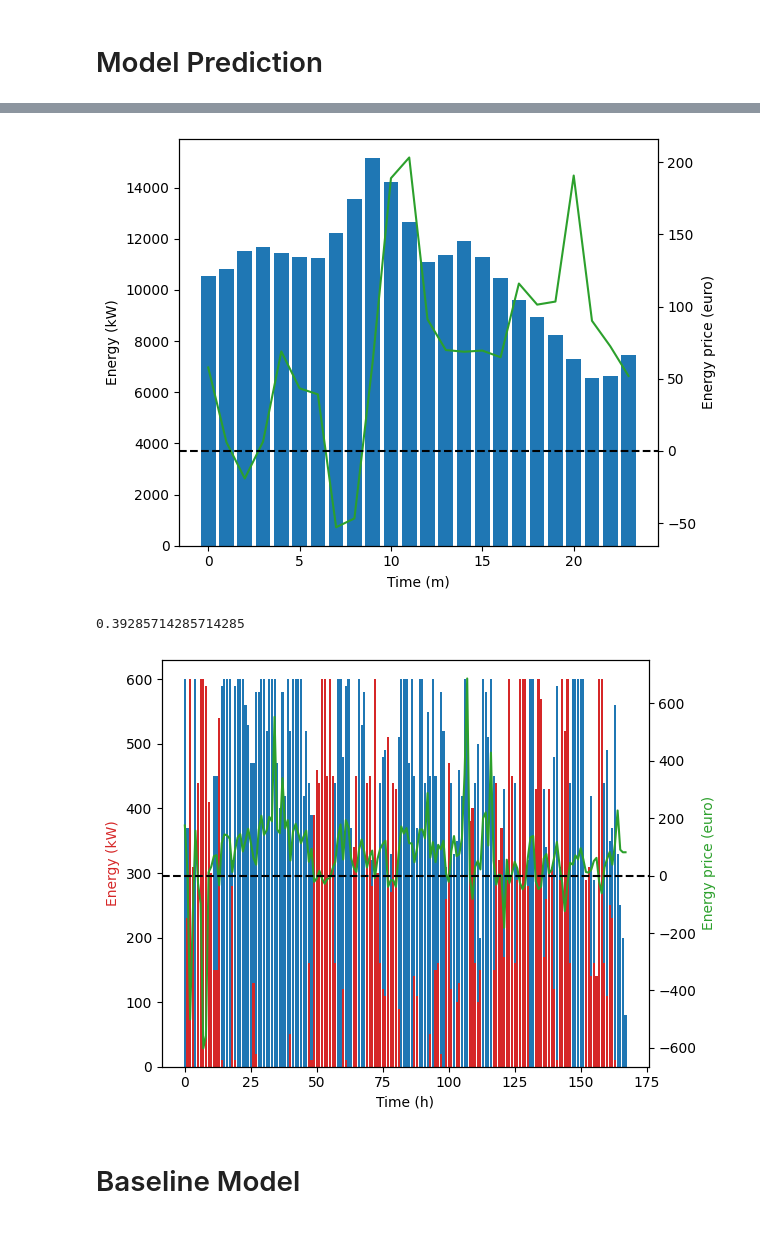
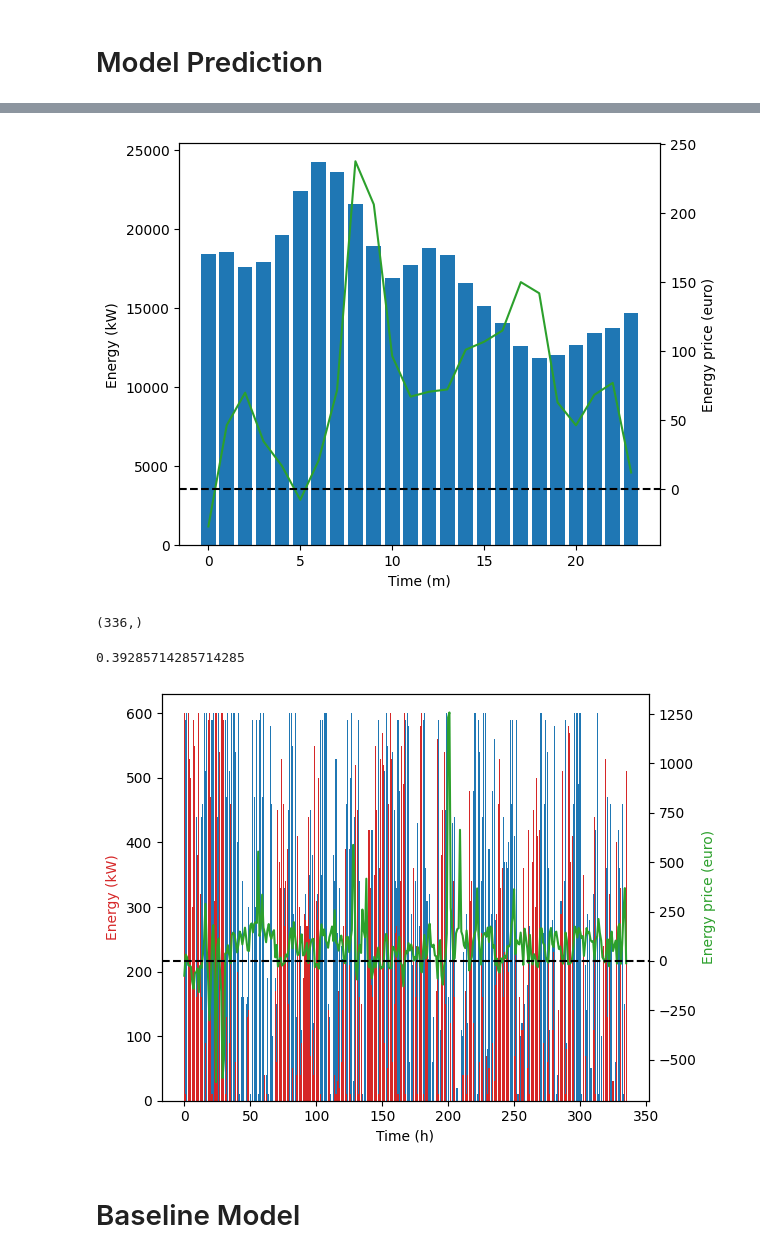
Before and after one commit to leidindi/PPO-RL-AGENT, a Jupyter notebook: model/SimpleBatter_note.ipynb, the cells around one changed output, grey strips where cells are left out. Cells and saved outputs as stored; diff of their text form; code cells hidden in the pictures.

Commit message:
insane model ?

```diff
--- a/model/SimpleBatter_note.ipynb
+++ b/model/SimpleBatter_note.ipynb
@@ -9,6 +9,8 @@ import matplotlib
 import matplotlib.pyplot as plt
 from collections import namedtuple, deque
 from itertools import count
+import pandas as pd
+import os
 
 import torch
 import torch.nn as nn
@@ -26,7 +28,13 @@ if is_ipython:
     from IPython import display
 plt.ion()
 
-device = torch.device('mps' if torch.backends.mps.is_available() else 'cpu')
+if torch.cuda.is_available():
+    device = 'cuda'
+elif torch.backends.is_available():
+    device = 'mps'
+else:
+    device = 'cpu'
+# device = torch.device('mps' if torch.backends.mps.is_available() else 'cpu')
 # device = torch.device('cuda' if torch.cuda.is_available() else 'cpu')
 # device = 'cpu'
 # %% [markdown]
@@ -257,9 +265,9 @@ def optimize_model():
     optimizer.step()
 
 if torch.cuda.is_available():
-    num_episodes = 600
+    num_episodes = 100
 else:
-    num_episodes = 50
+    num_episodes = 400
 
 for i_episode in range(num_episodes):
     # Initialize the environment and get its state
@@ -318,7 +328,7 @@ torch.save(model_policy.state_dict(), './models/DQN_600_1day.pt')
 # %% [markdown]
 ## Load Model
 # %%
-model_policy.load_state_dict(torch.load('./models/DQN_600_1day.pt', map_location='mps'))
+model_policy.load_state_dict(torch.load('./models/DQN_100_1day_pen10.pt', map_location='cuda'))
 model_policy.eval()
 # %% [output]
 DQN(
@@ -344,8 +354,14 @@ DQN(
 # %% [markdown]
 # Model Prediction
 # %%
-env = gym.make('gym_environment:gym_environment/SimpleBattery', days=60, predict=True, start_offset=0)
+start_offset = 0
+env = gym.make('gym_environment:gym_environment/SimpleBattery', days=14, predict=True, start_offset=start_offset)
 env = FlattenObservation(env)
+
+# Load data
+current_folder = globals()['_dh'][0]
+data_path = os.path.join(current_folder, "./data/imb_clean.csv")
+imb = pd.read_csv(data_path)
 
 episodes = 1
 
@@ -356,6 +372,7 @@ episode_give = []
 episode_energy_price = []
 episode_reward = []
 episode_soc = []
+i = 0
 
 # Predictions
 for ep in range(episodes):
@@ -364,13 +381,13 @@ for ep in range(episodes):
 
     terminated = False
     total_reward = 0
+    actual_total_reward = 0
 
     while not terminated:
         action = model_policy.select_action(state, predict=True)
         observation, reward, terminated, truncated, info = env.step(action.item())
 
         total_reward+=reward
-        reward = torch.tensor([reward], dtype=torch.float32, device=device)
         done = terminated or truncated
 
         if terminated:
@@ -382,18 +399,26 @@ for ep in range(episodes):
             if action.item() == 0:
                 episode_take.append(kW_min)
                 episode_give.append(0)
+                actual_reward = - (imb['imbalance_take_price'][start_offset + i] / 1000.0 * kW_min)
             elif action.item() == 1:
                 episode_take.append(0)
                 episode_give.append(kW_min)
+                actual_reward = imb['imbalance_feed_price'][start_offset + i] / 1000.0 * kW_min
             else:
+                episode_take.append(0)
                 episode_give.append(0)
-                episode_take.append(0)
+                actual_reward = 0
             episode_energy_price.append(info['imb']['imbalance_take_price'])
-            episode_reward.append(reward.item())
+            actual_total_reward += actual_reward
+            episode_reward.append(actual_reward)
+
             episode_soc.append(observation[0])
             # print("SOC: {} Reward: {}".format(observation[0], reward.item()))
 
         # Move to the next state
+        i+=1
         state = next_state
     print("Reward:{}".format(total_reward))
+    print("Imbalance Reward:{}".format(actual_total_reward))
+    print("Difference:{}%".format(round((total_reward / actual_total_reward) * 100.0), 4))
 # %% [output]
@@ -481,7 +512,11 @@ fig.tight_layout()
 plt.axhline(y=0, color='black', linestyle='--')
 plt.show()
 # %% [output]
-[figure, old version]
+[figure, new version]
+# %%
+print(overall_hour_price.shape)
+# %% [output]
+(336,)
 # %%
 fig, ax1 = plt.subplots()
 
@@ -500,35 +535,35 @@ overall_hour_give = hourday_average_give.flatten()
 overall_hour_price = hourday_average_price.flatten()
 
 threshold = 0
 
 oht_filtered = [overall_hour_take[i] if overall_hour_price[i] > threshold else 0 for i in range(len(overall_hour_take))]
 
 print((len(oht_filtered) - oht_filtered.count(0)) / len(oht_filtered))
 
-x = range(24*7)
+x = range(24*days)
 
 color = 'k'
 ax1.set_xlabel('Time (h)')
 ax1.set_ylabel('Energy (kW)', color='tab:red')
 ax1.bar(x, overall_hour_give, color='tab:blue', alpha=1)
 ax1.bar(x, overall_hour_take, color='tab:red', alpha=1)
 ax1.tick_params(axis='y', labelcolor=color)
 
 ax2 = ax1.twinx()
 
 color = 'k'
 ax2.set_ylabel('Energy price (euro)', color='tab:green')
 ax2.plot(overall_hour_price, color='tab:green')
 ax2.tick_params(axis='y', labelcolor=color)
 
 fig.tight_layout()
 plt.axhline(y=0, color='black', linestyle='--')
 plt.show()
 
 # De plot is niet super duidelijk, maar dit is de prediction over een week. In het groen is de energie prijs en in rood is de
 # %% [output]
 0.39285714285714285
-[figure, old version]
+[figure, new version]
 # %% [markdown]
 # Baseline Model
 # %%
```
Also changed, not shown: parts of 11 cells of this notebook, 7 other files.
